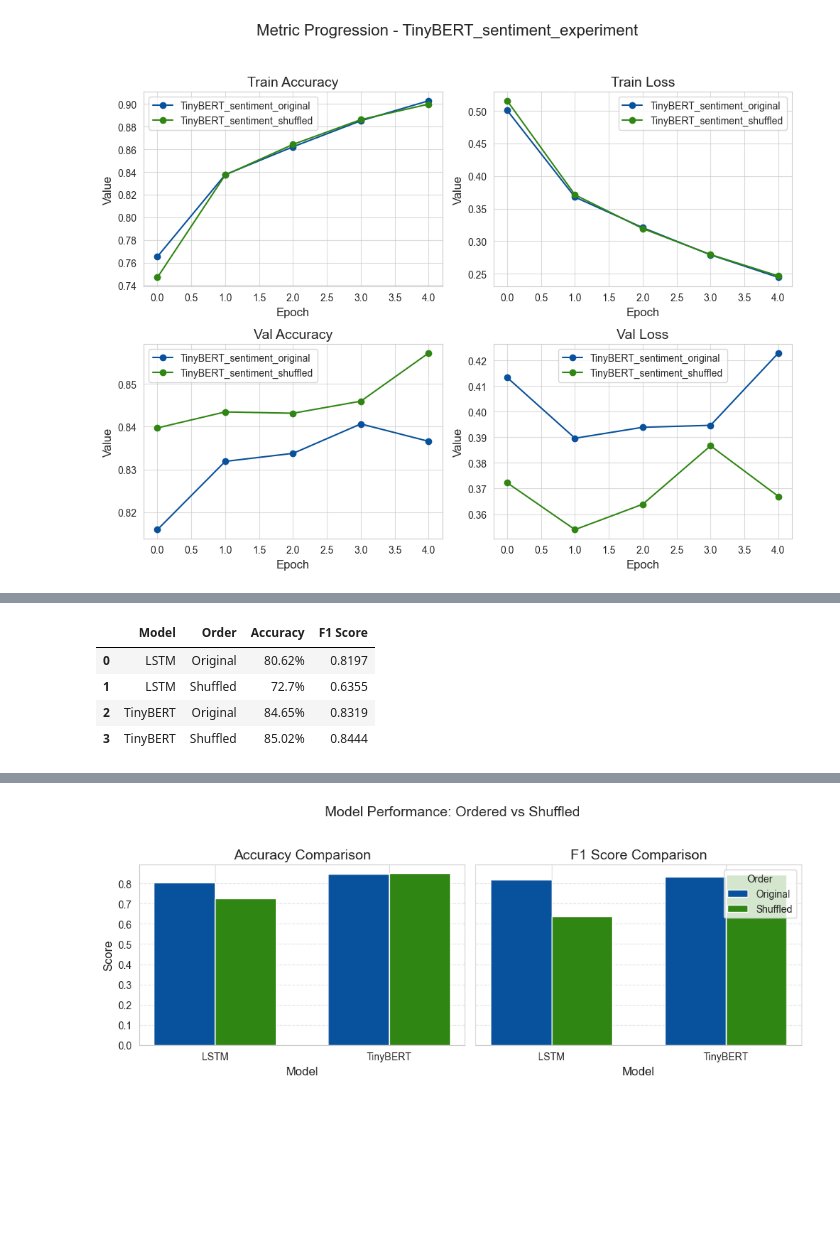
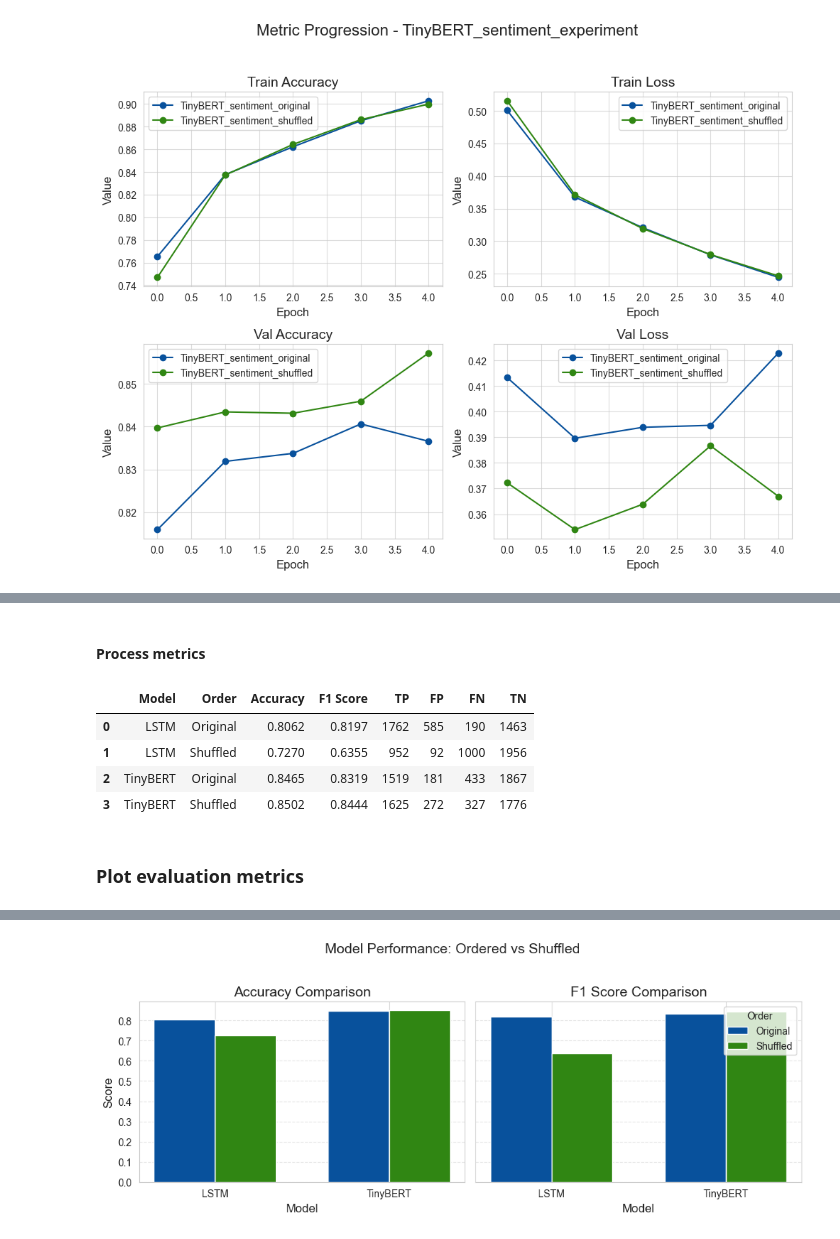
Before and after one commit to coralen/sentiment-order-study, a Jupyter notebook: notebooks/sentiment_research_report.ipynb, the cells around one changed output, grey strips where cells are left out. Drawn from its saved outputs; the diff is of its cells as text; code cells hidden in the pictures; blank space fills up the shorter version.

```diff
--- a/notebooks/sentiment_research_report.ipynb
+++ b/notebooks/sentiment_research_report.ipynb
@@ -428,15 +449,29 @@ We use:
+# %% [markdown]
+#### Process metrics
+# %%
+# Extract confusion matrix components
+def extract_confusion_parts(matrix):
+    tn, fp = matrix[0]
+    fn, tp = matrix[1]
+    return pd.Series({'TP': tp, 'FP': fp, 'FN': fn, 'TN': tn})
 # %%
-eval_df = pd.DataFrame(eval_logs)
-# Optional: Format accuracy as percentage string for display
-eval_df['Accuracy'] = (eval_df['test_accuracy'] * 100).round(2).astype(str) + '%'
+# Format accuracy and F1
+eval_df['Accuracy'] = (eval_df['test_accuracy'] * 100).round(2).astype(float) / 100
 eval_df['F1 Score'] = eval_df['f1_score'].round(4)
 eval_df['Model'] = eval_df['model_name'].apply(lambda name: 'LSTM' if 'LSTM' in name else 'TinyBERT')
 eval_df['Order'] = eval_df['model_name'].apply(lambda name: 'Original' if 'original' in name else 'Shuffled')
-evaluation = eval_df[['Model', 'Order', 'Accuracy', 'F1 Score']]
-evaluation
+
+# Convert confusion matrix strings to actual lists
+eval_df['confusion_matrix'] = eval_df['confusion_matrix'].apply(ast.literal_eval)
+
+conf_matrix_parts = eval_df['confusion_matrix'].apply(extract_confusion_parts)
+eval_df = pd.concat([eval_df, conf_matrix_parts], axis=1)
+
+# Final evaluation table
+evaluation = eval_df[['Model', 'Order', 'Accuracy', 'F1 Score', 'TP', 'FP', 'FN', 'TN']]
 # %% [output]
-|  | Model | Order | Accuracy | F1 Score |
-| 0 | LSTM | Original | 80.62% | 0.8197 |
-| 1 | LSTM | Shuffled | 72.7% | 0.6355 |
-| 2 | TinyBERT | Original | 84.65% | 0.8319 |
-| 3 | TinyBERT | Shuffled | 85.02% | 0.8444 |
+|  | Model | Order | Accuracy | F1 Score | TP | FP | FN | TN |
+| 0 | LSTM | Original | 0.8062 | 0.8197 | 1762 | 585 | 190 | 1463 |
+| 1 | LSTM | Shuffled | 0.7270 | 0.6355 | 952 | 92 | 1000 | 1956 |
+| 2 | TinyBERT | Original | 0.8465 | 0.8319 | 1519 | 181 | 433 | 1867 |
+| 3 | TinyBERT | Shuffled | 0.8502 | 0.8444 | 1625 | 272 | 327 | 1776 |
@@ -442,0 +490,2 @@ evaluation
+# %% [markdown]
+### Plot evaluation metrics
```
Also changed, not shown: parts of 17 cells of this notebook.
